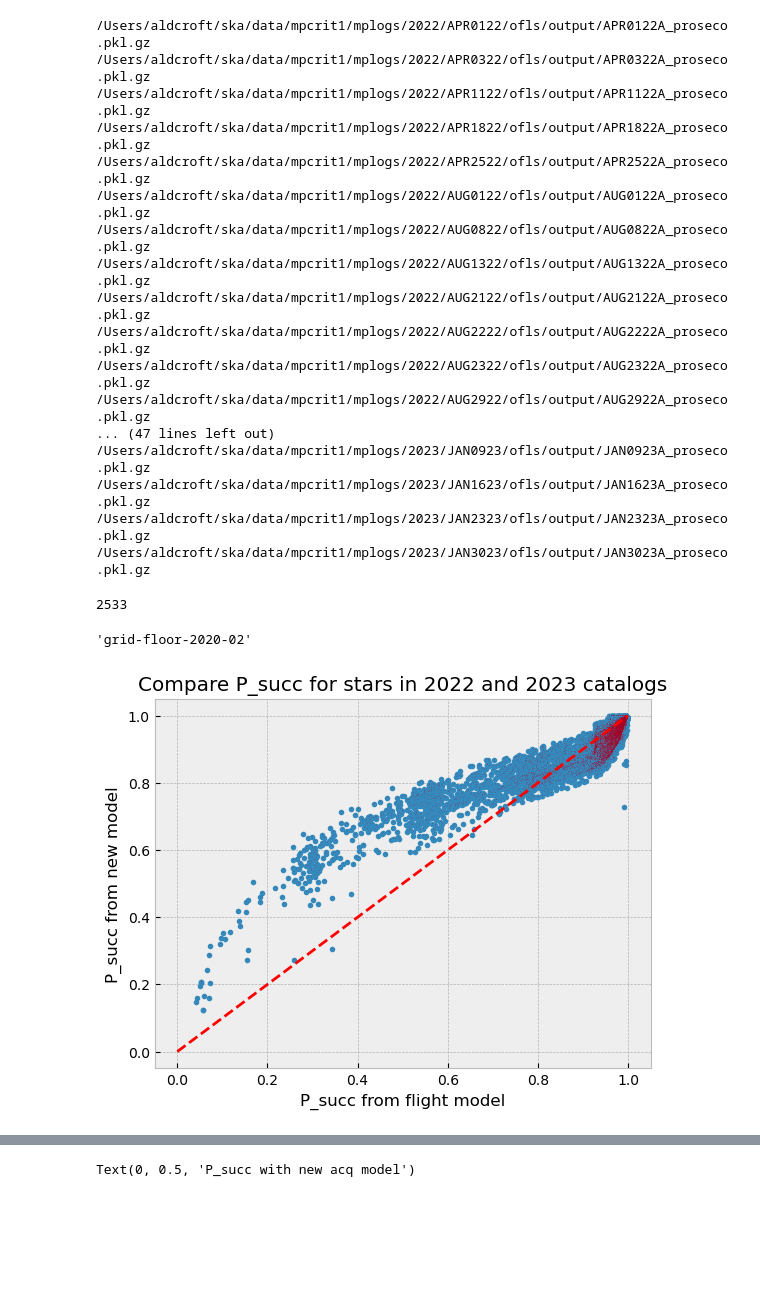
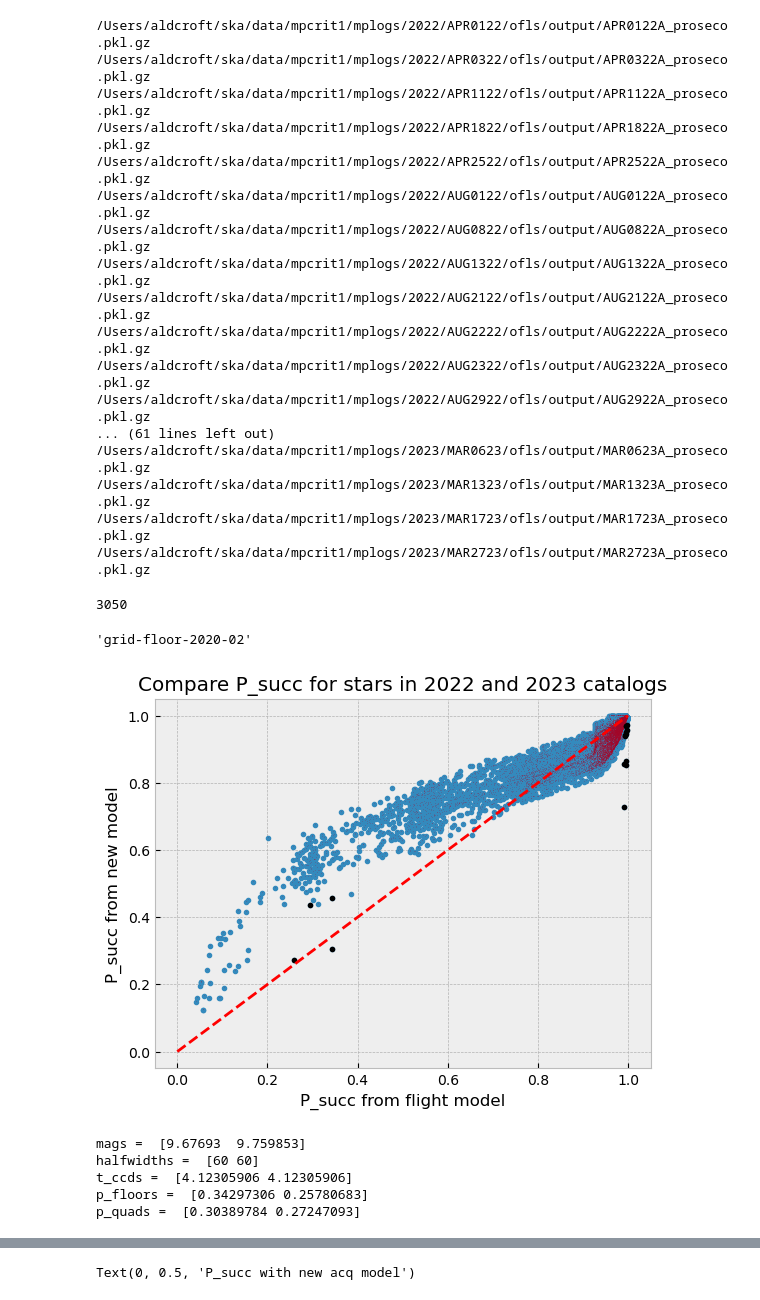
Before and after one commit to sot/aca_stats, a Jupyter notebook: validate-2023-02-local-quadratic.ipynb, the cells around one changed output, grey strips where cells are left out. Drawn from its saved outputs; the diff is of its cells as text; code cells hidden in the pictures; blank space fills up the shorter version.

```diff
--- a/validate-2023-02-local-quadratic.ipynb
+++ b/validate-2023-02-local-quadratic.ipynb
@@ -43,7 +40,7 @@ WARNING: AstropyDeprecationWarning: http://bugs.python.org/issue12166 is resolve
 # %%
 mpdir = Path(os.environ['SKA']) / 'data' / 'mpcrit1' / 'mplogs'
 # %%
-def get_low_p2():
+def get_aca_pkls():
     outs = {}
     for path in sorted(mpdir.glob('202[23]/*/ofls/output/*_proseco.pkl.gz')):
         print(path)
@@ -53,7 +50,7 @@ def get_low_p2():
             pass
     return outs
 # %%
-acas_pkl = get_low_p2()
+acas_pkl = get_aca_pkls()
 # %% [output]
 /Users/aldcroft/ska/data/mpcrit1/mplogs/2022/APR0122/ofls/output/APR0122A_proseco.pkl.gz
 /Users/aldcroft/ska/data/mpcrit1/mplogs/2022/APR0322/ofls/output/APR0322A_proseco.pkl.gz
@@ -67,24 +64,28 @@ acas_pkl = get_low_p2()
 /Users/aldcroft/ska/data/mpcrit1/mplogs/2022/AUG2222/ofls/output/AUG2222A_proseco.pkl.gz
 /Users/aldcroft/ska/data/mpcrit1/mplogs/2022/AUG2322/ofls/output/AUG2322A_proseco.pkl.gz
 /Users/aldcroft/ska/data/mpcrit1/mplogs/2022/AUG2922/ofls/output/AUG2922A_proseco.pkl.gz
-... (47 lines left out)
-/Users/aldcroft/ska/data/mpcrit1/mplogs/2023/JAN0923/ofls/output/JAN0923A_proseco.pkl.gz
-/Users/aldcroft/ska/data/mpcrit1/mplogs/2023/JAN1623/ofls/output/JAN1623A_proseco.pkl.gz
-/Users/aldcroft/ska/data/mpcrit1/mplogs/2023/JAN2323/ofls/output/JAN2323A_proseco.pkl.gz
-/Users/aldcroft/ska/data/mpcrit1/mplogs/2023/JAN3023/ofls/output/JAN3023A_proseco.pkl.gz
+... (61 lines left out)
+/Users/aldcroft/ska/data/mpcrit1/mplogs/2023/MAR0623/ofls/output/MAR0623A_proseco.pkl.gz
+/Users/aldcroft/ska/data/mpcrit1/mplogs/2023/MAR1323/ofls/output/MAR1323A_proseco.pkl.gz
+/Users/aldcroft/ska/data/mpcrit1/mplogs/2023/MAR1723/ofls/output/MAR1723A_proseco.pkl.gz
+/Users/aldcroft/ska/data/mpcrit1/mplogs/2023/MAR2723/ofls/output/MAR2723A_proseco.pkl.gz
 # %%
 len(acas_pkl)
 # %% [output]
-2533
+3050
 # %%
 star_probs.DEFAULT_MODEL
 # %% [output]
 'grid-floor-2020-02'
 # %%
-star_probs.DEFAULT_MODEL = 'grid-local-quadratic-2023-02'
+star_probs.DEFAULT_MODEL = 'grid-local-quadratic-2023-05'
 # %%
 p_floors_list = []
 p_quads_list = []
+t_ccds_list = []
+mags_list = []
+halfwidths_list = []
+
 with warnings.catch_warnings():
     warnings.simplefilter("ignore")
 
@@ -101,19 +102,27 @@ with warnings.catch_warnings():
             t_ccd=t_ccd,
             mag=acqs["mag"],
             halfwidth=acqs["halfw"],
-            model="grid-local-quadratic-2023-02",
+            model="grid-local-quadratic-2023-05",
         )
         p_floors_list.append(p_floors)
         p_quads_list.append(p_quads)
+        t_ccds_list.append([t_ccd] * len(acqs))
+        mags_list.append(acqs["mag"])
+        halfwidths_list.append(acqs["halfw"])
 
 p_floors = np.concatenate(p_floors_list)
 p_quads = np.concatenate(p_quads_list)
+t_ccds = np.concatenate(t_ccds_list)
+mags = np.concatenate(mags_list)
+halfwidths = np.concatenate(halfwidths_list)
 # %%
 plt.plot(p_floors, p_quads, '.', color='C0')
 plt.plot(p_floors, p_quads, ',', color='C1', alpha=0.2)
+ok = t_ccds > 0
+plt.plot(p_floors[ok], p_quads[ok], '.', color='k')
 plt.plot([0, 1], [0, 1], 'r--');
 plt.xlabel("P_succ from flight model")
 plt.ylabel("P_succ from new model")
 plt.title("Compare P_succ for stars in 2022 and 2023 catalogs");
 # %% [output]
-[figure, old version]
+[figure, new version]
@@ -119,0 +137,9 @@ plt.title("Compare P_succ for stars in 2022 and 2023 catalogs");
+# %%
+ok = (p_floors > 0.2) & (p_quads < 0.4)
+print_outliers(ok)
+# %% [output]
+mags =  [9.67693  9.759853]
+halfwidths =  [60 60]
+t_ccds =  [4.12305906 4.12305906]
+p_floors =  [0.34297306 0.25780683]
+p_quads =  [0.30389784 0.27247093]
```
Also changed, not shown: parts of 8 cells of this notebook.
